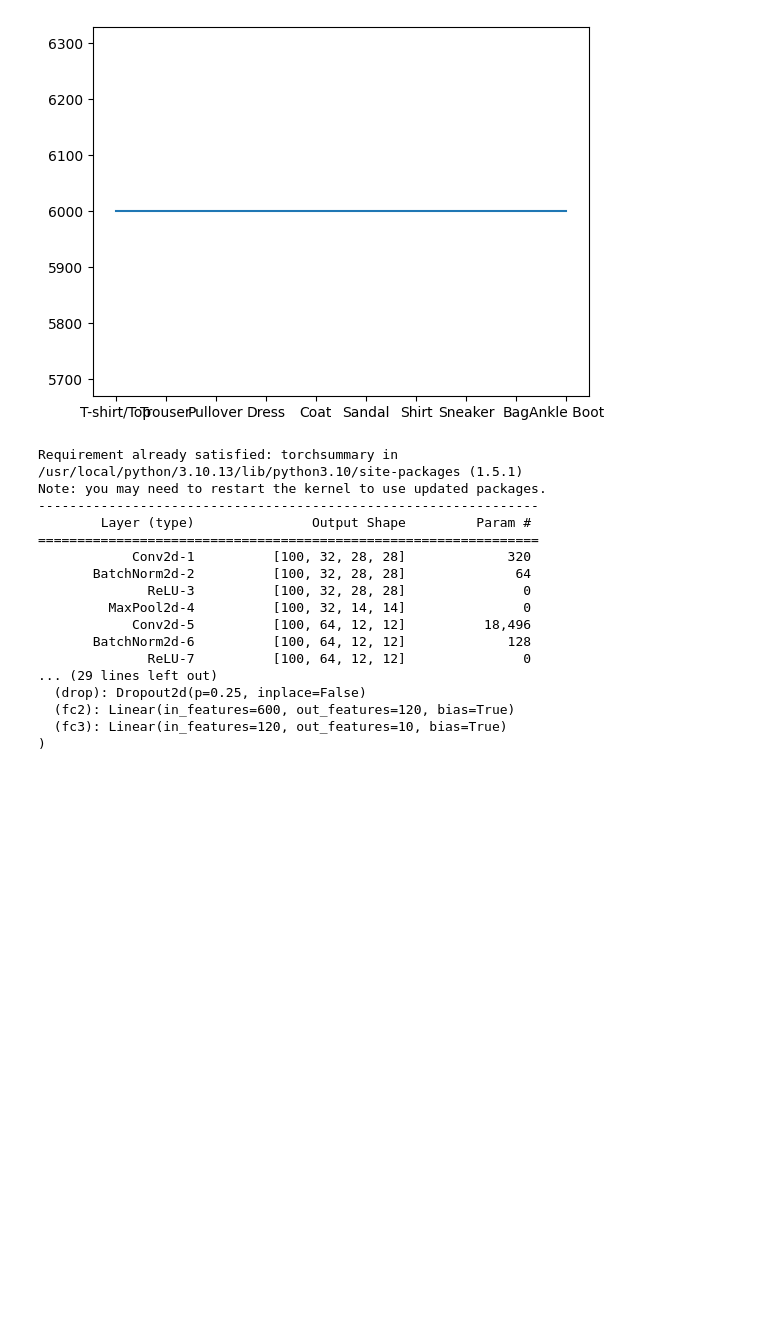
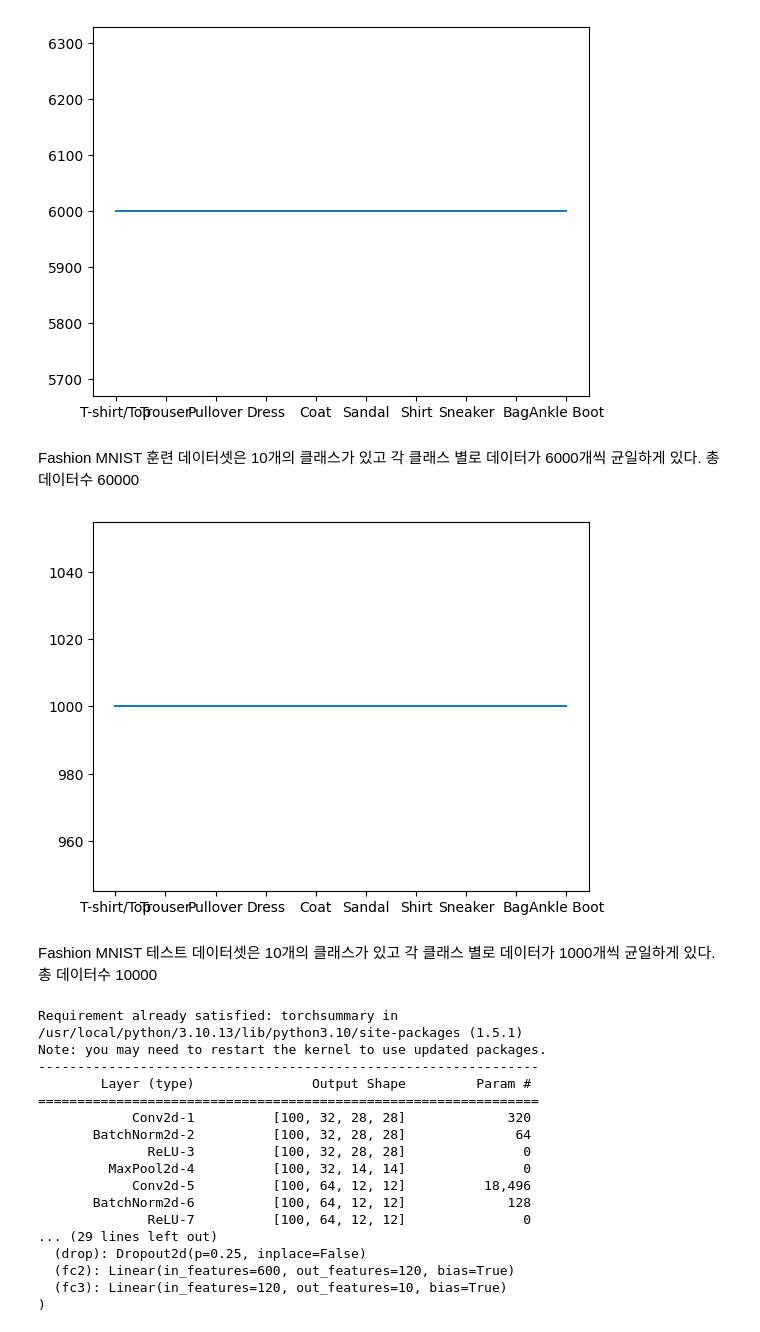
Before and after one commit to Konkuk-Univ-Glocal-Campus/introai202401-midterm-Yeongbin99, a Jupyter notebook: midterm.ipynb, the cells around one changed output. Saved outputs shown, nothing was run; the diff lists cells and outputs as text; code cells hidden in the pictures; blank space fills up the shorter version.

```diff
--- a/midterm.ipynb
+++ b/midterm.ipynb
@@ -106,6 +101,24 @@ plt.plot(x, y)
 plt.show()
 # %% [output]
 [figure]
+# %% [markdown]
+Fashion MNIST 훈련 데이터셋은 10개의 클래스가 있고 각 클래스 별로 데이터가 6000개씩 균일하게 있다. 총 데이터수 60000
+# %%
+# 테스트 데이터셋 확인
+# 각 클래스별 데이터 수 확인 모두 균일하게 1000개씩의 데이터가 10개의 클래스에 있다
+
+x = [output_label(i) for i in range(10)]
+y = [0 for i in range(10)]
+
+for i in test_data.targets:
+    y[i] += 1
+
+plt.plot(x, y)
+plt.show()
+# %% [output]
+[figure, added]
+# %% [markdown]
+Fashion MNIST 테스트 데이터셋은 10개의 클래스가 있고 각 클래스 별로 데이터가 1000개씩 균일하게 있다. 총 데이터수 10000
 # %%
 # 파이토치(PyTorch)를 사용하여 간단한 신경망 모델을 정의하고, 그 구조를 요약해서 출력하는 과정
 
```
Also changed, not shown: parts of 11 cells of this notebook.
